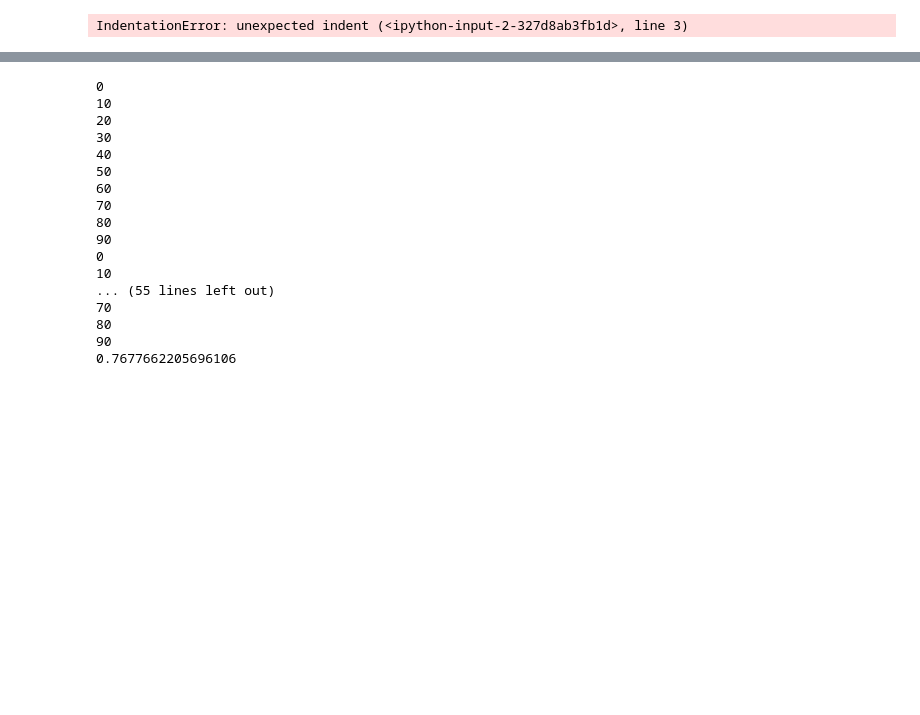
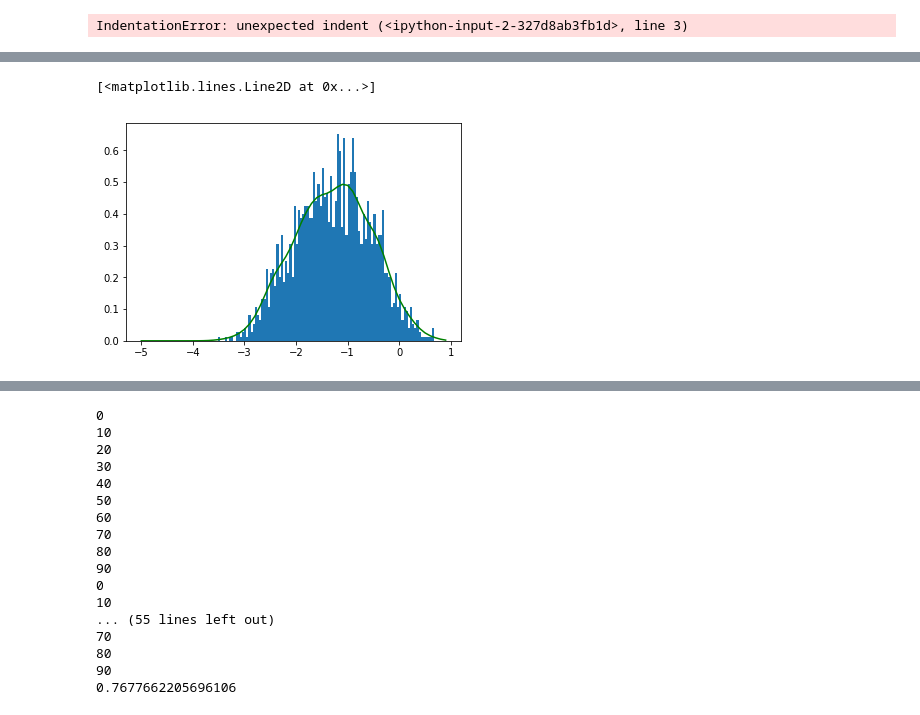
Before and after one commit to AlexanderFengler/nn_likelihoods, a Jupyter notebook: test_simulators.ipynb, the cells around one changed output, grey strips where cells are left out. Saved outputs shown, nothing was run; the diff lists cells and outputs as text; code cells hidden in the pictures; blank space fills up the shorter version.

```diff
--- a/test_simulators.ipynb
+++ b/test_simulators.ipynb
@@ -128,0 +115,6 @@ array([[1.6999996],
+# %%
+plt.hist(np.log(out[0][out[1] == -1]), bins = 100, density = True)
+plt.plot(np.arange(-5, 1, 0.1), my_kde.pdf(np.arange(-5, 1, 0.1)), color = 'green')
+# %% [output]
+[<matplotlib.lines.Line2D at 0x...>]
+[figure, added]
```
Also changed, not shown: parts of 29 cells of this notebook, 3 other files.
